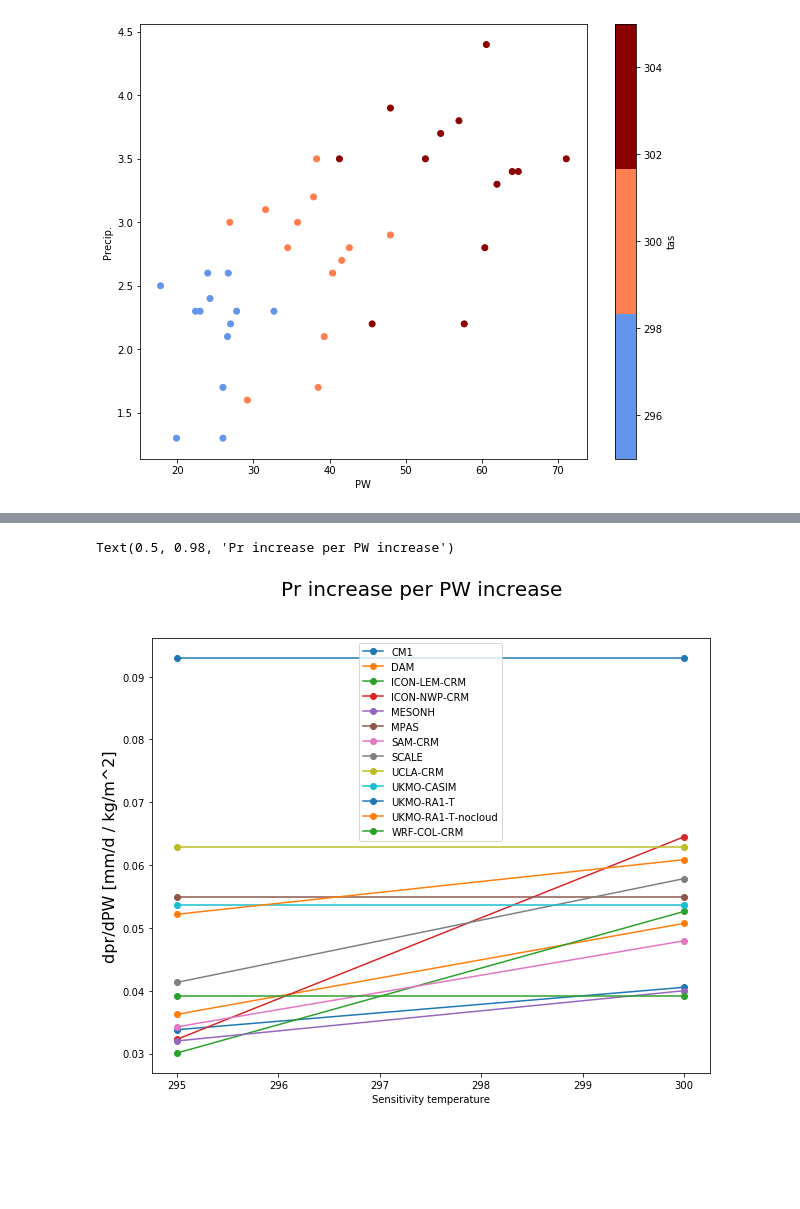
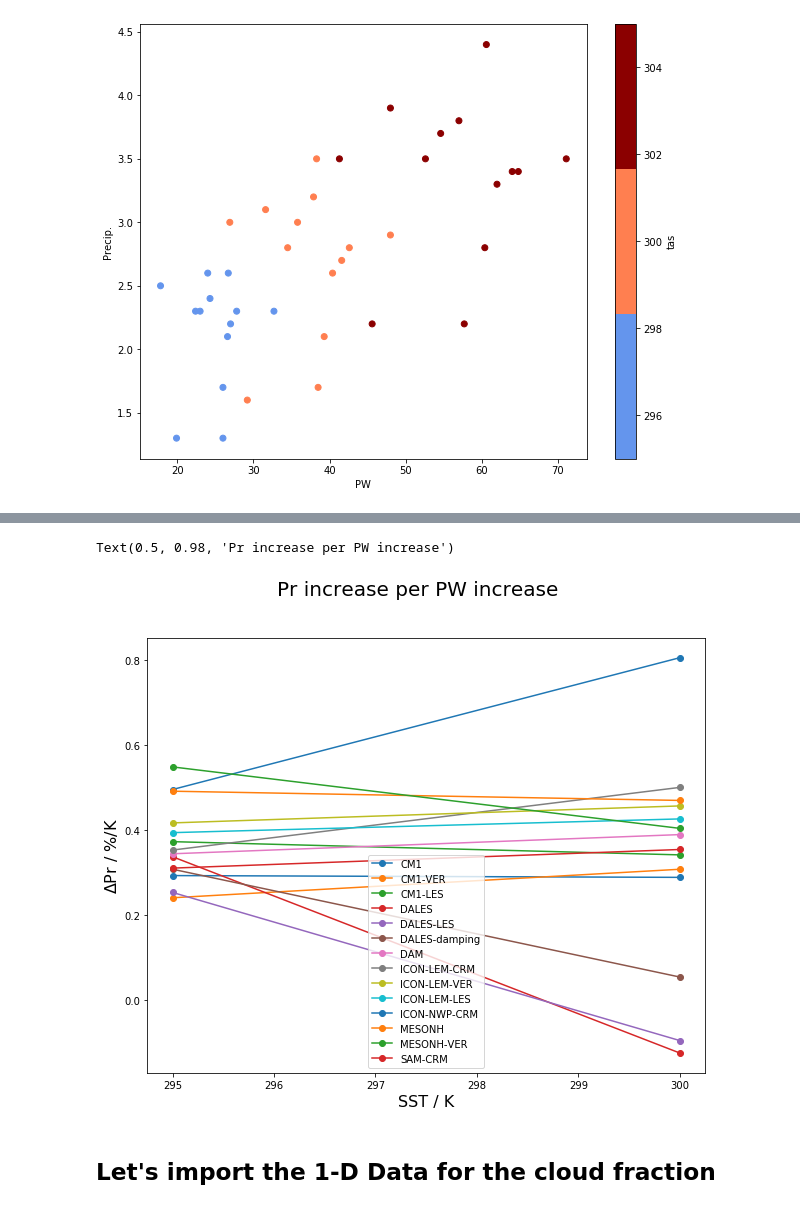
Before and after one commit to ryaneusebi/RCEMIP_hydrologic_sensitivity, a Jupyter notebook: small-domain-0D.ipynb, the cells around one changed output, grey strips where cells are left out. Saved outputs shown, nothing was run; the diff lists cells and outputs as text; code cells hidden in the pictures; blank space fills up the shorter version.

```diff
--- a/small-domain-0D.ipynb
+++ b/small-domain-0D.ipynb
@@ -1,11 +1,14 @@
 # %%
+# Info: For this notebook to work,
+# create a link in the notebook directory that leads to the RCEMIP/data/A-Statistics/0D directory
+
 import xarray as xr
 import numpy as np
 import matplotlib.pyplot as plt
 # read in csv file with the data from the large-scale models:
 import pandas as pd
 import os
-files = os.listdir('RCE_large')
+files = os.listdir('RCE_small')
 files = [f for f in files if f.endswith('.nc')]
 files.sort()
 
@@ -44,6 +47,7 @@ cdict = {
     'WRF-COL-CRM': '#dbdb8d'  # Light Yellow
 }
 # %%
+# percentagewise increase of precipitation per Kelvin at 295, 300K
 var = 'Precip.'
 fig, axs = plt.subplots(1, 1, figsize=(10, 8))
 for i,model in enumerate(ds['Model'][0].values):
@@ -51,9 +55,10 @@ for i,model in enumerate(ds['Model'][0].values):
     sensitivity_300 = (ds[var].sel(tas=305)[i].values / ds[var].sel(tas=300)[i].values -1)*100/5
     Temperatures = [295,300]
     Sensitivities = [sensitivity_295,sensitivity_300]
-    axs.plot(Temperatures,Sensitivities,'o-',label=model,color=cdict[model])
+    axs.plot(Temperatures,Sensitivities,'o-',label=model)#,color=cdict[model])
 axs.legend()
 axs.set_ylabel(r'$\Delta$Pr / %/K',fontsize=16)
-plt.suptitle('Precipitation Sensitivity',fontsize = 20)
+axs.set_xlabel(r'SST [K]',fontsize=16)
+plt.suptitle('Precipitation Sensitivity - Small Domain',fontsize = 20)
 #axs.set_xlim(293,305)
 # %% [output]
@@ -93,16 +100,17 @@ ds.plot.scatter(x='PW',y='Precip.',ax=axs,hue='tas',cmap=cmap)
 <matplotlib.collections.PathCollection at 0x...>
 [figure]
 # %%
+#
 fig, axs = plt.subplots(1, 1, figsize=(10, 8))
-#for model in ds.Model[0].values:
 def remove_nans(arr):
     return arr.flatten()[~np.isnan(arr.flatten())]
 for i,model in enumerate(ds['Model'][0].values):
     pr = ds.where(ds.Model == model)['Precip.'].values
     PW = ds.where(ds.Model == model)['PW'].values
-    axs.plot(remove_nans(PW),remove_nans(pr),'-o',label=model,color=cdict[model])
-axs.set_ylabel('pr / mm/day')
-axs.set_xlabel('PW / kg/m^2')
+    axs.plot(remove_nans(PW),remove_nans(pr),'-o',label=model)#,color=cdict[model])
+axs.set_ylabel('pr / mm/day',fontsize=16)
+axs.set_xlabel('PW / mm',fontsize=16)
+plt.suptitle('Precipitation Sensitivity - Small Domain',fontsize = 20)
 axs.legend()
 # %% [output]
 <matplotlib.legend.Legend at 0x...>
@@ -110,21 +118,23 @@ axs.legend()
 # %%
-# The slopes look pretty similar. Therefore, what is the percentagewise increse per increase in unit of water vapor?
+# The slopes look pretty similar. Therefore, what is the increse in precipitation per increase in unit of water vapor?
 
 var = 'Precip.'
 fig, axs = plt.subplots(1, 1, figsize=(10, 8))
 for i,model in enumerate(ds['Model'][0].values):
-    sensitivity_295 = (ds[var].sel(tas=300)[i] - ds[var].sel(tas=295)[i]).values
-    sensitivity_300 = (ds[var].sel(tas=305)[i] - ds[var].sel(tas=300)[i]).values
+    sensitivity_295 = (ds[var].sel(tas=300)[i].values / ds[var].sel(tas=295)[i].values -1)*100/5
+    sensitivity_300 = (ds[var].sel(tas=305)[i].values / ds[var].sel(tas=300)[i].values -1)*100/5
     dPW_295 = (ds['PW'].sel(tas=300)[i] - ds['PW'].sel(tas=295)[i]).values
     dPW_300 = (ds['PW'].sel(tas=305)[i] - ds['PW'].sel(tas=300)[i]).values
     temps = [295,300]
     Sensitivities = [sensitivity_295/dPW_295,sensitivity_300/dPW_295]
     axs.plot(temps,Sensitivities,'o-',label=model)#,color=cdict[model])
 axs.legend()
-axs.set_ylabel(r'dpr/dPW [mm/d / kg/m^2]',fontsize=16)
-axs.set_xlabel('Sensitivity temperature')
+axs.set_ylabel(r'$\Delta$Pr / %/K',fontsize=16)
+axs.set_xlabel('SST / K' ,fontsize=16)
 #axs.set_xlim([7,14])
 plt.suptitle('Pr increase per PW increase',fontsize = 20)
 # %% [output]
 Text(0.5, 0.98, 'Pr increase per PW increase')
-[figure, old version]
+[figure, new version]
+# %% [markdown]
+## Let's import the 1-D Data for the cloud fraction
```
Also changed, not shown: parts of 17 cells of this notebook, 2 other files.
